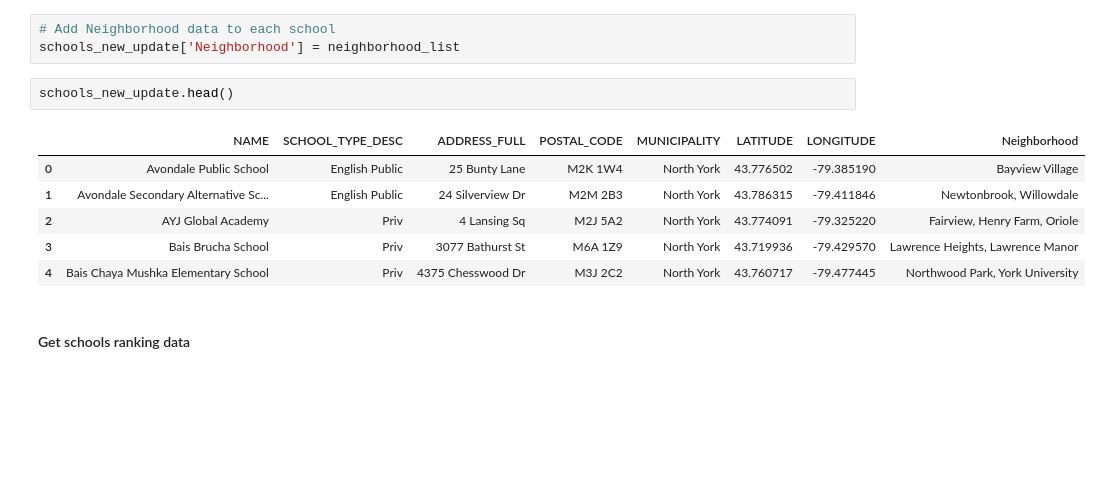
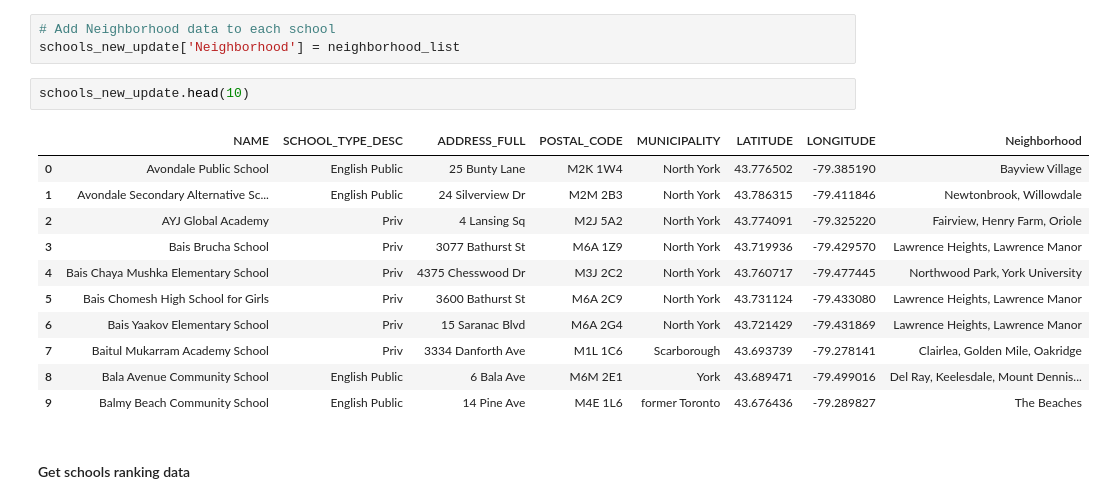
Before and after one commit to rosecondon/Coursera_Capstone, a Jupyter notebook: The_Battle_of_the_Neighborhoods_week2.ipynb, the cells around one changed output. Drawn from its saved outputs; the diff is of its cells as text; blank space fills up the shorter version.

```diff
--- a/The_Battle_of_the_Neighborhoods_week2.ipynb
+++ b/The_Battle_of_the_Neighborhoods_week2.ipynb
@@ -384,14 +389,19 @@ schools_new_update.head()
 # Add Neighborhood data to each school
 schools_new_update['Neighborhood'] = neighborhood_list
 # %%
-schools_new_update.head()
+schools_new_update.head(10)
 # %% [output]
 |  | NAME | SCHOOL_TYPE_DESC | ADDRESS_FULL | POSTAL_CODE | MUNICIPALITY | LATITUDE | LONGITUDE | Neighborhood |
 | 0 | Avondale Public School | English Public | 25 Bunty Lane | M2K 1W4 | North York | 43.776502 | -79.385190 | Bayview Village |
 | 1 | Avondale Secondary Alternative Sc... | English Public | 24 Silverview Dr | M2M 2B3 | North York | 43.786315 | -79.411846 | Newtonbrook, Willowdale |
 | 2 | AYJ Global Academy | Priv | 4 Lansing Sq | M2J 5A2 | North York | 43.774091 | -79.325220 | Fairview, Henry Farm, Oriole |
 | 3 | Bais Brucha School | Priv | 3077 Bathurst St | M6A 1Z9 | North York | 43.719936 | -79.429570 | Lawrence Heights, Lawrence Manor |
 | 4 | Bais Chaya Mushka Elementary School | Priv | 4375 Chesswood Dr | M3J 2C2 | North York | 43.760717 | -79.477445 | Northwood Park, York University |
+| 5 | Bais Chomesh High School for Girls | Priv | 3600 Bathurst St | M6A 2C9 | North York | 43.731124 | -79.433080 | Lawrence Heights, Lawrence Manor |
+| 6 | Bais Yaakov Elementary School | Priv | 15 Saranac Blvd | M6A 2G4 | North York | 43.721429 | -79.431869 | Lawrence Heights, Lawrence Manor |
+| 7 | Baitul Mukarram Academy School | Priv | 3334 Danforth Ave | M1L 1C6 | Scarborough | 43.693739 | -79.278141 | Clairlea, Golden Mile, Oakridge |
+| 8 | Bala Avenue Community School | English Public | 6 Bala Ave | M6M 2E1 | York | 43.689471 | -79.499016 | Del Ray, Keelesdale, Mount Dennis... |
+| 9 | Balmy Beach Community School | English Public | 14 Pine Ave | M4E 1L6 | former Toronto | 43.676436 | -79.289827 | The Beaches |
 # %% [markdown]
 #### Get schools ranking data
 # %%
```
Also changed, not shown: parts of 34 cells of this notebook.
